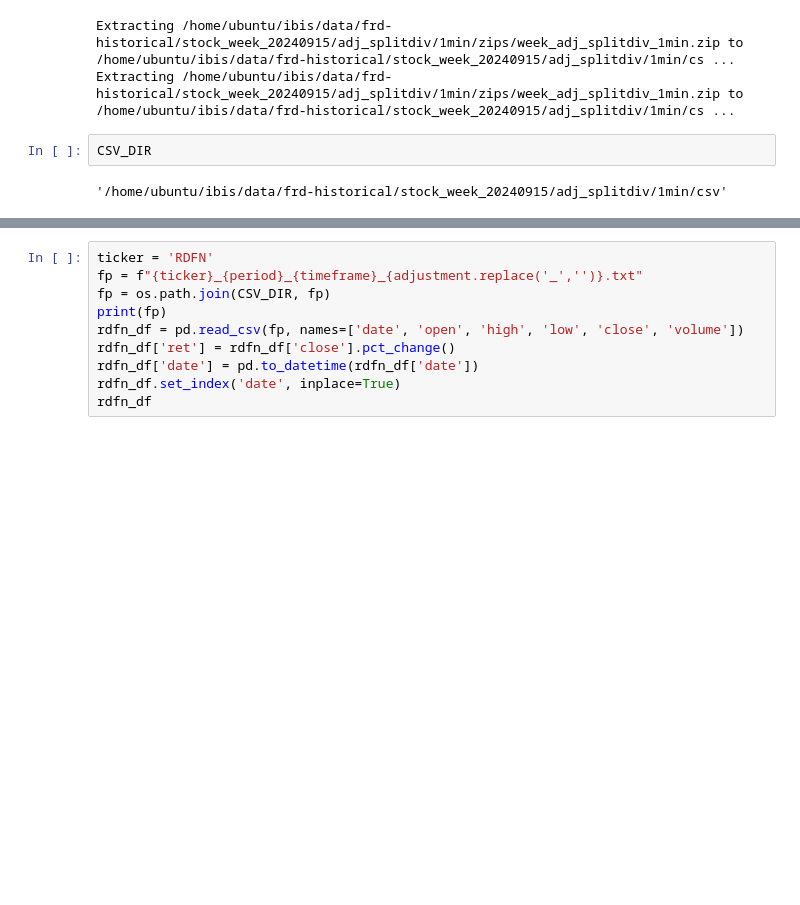
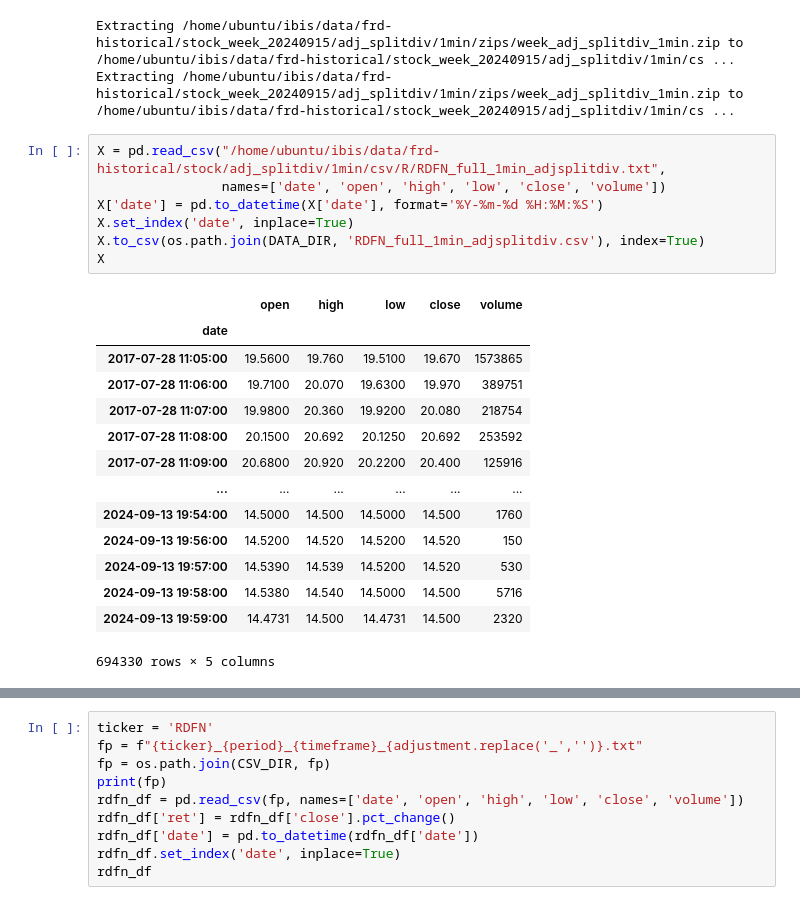
Before and after one commit to 196sigma/ibis, a Jupyter notebook: notebooks/frd-api-v2.ipynb, the cells around one changed output, grey strips where cells are left out. Cells and saved outputs as stored; diff of their text form; blank space fills up the shorter version.

```diff
--- a/notebooks/frd-api-v2.ipynb
+++ b/notebooks/frd-api-v2.ipynb
@@ -285,7 +285,25 @@ extract_frd_zip(
 # %% [output]
 Extracting /home/ubuntu/ibis/data/frd-historical/stock_week_20240915/adj_splitdiv/1min/zips/week_adj_splitdiv_1min.zip to /home/ubuntu/ibis/data/frd-historical/stock_week_20240915/adj_splitdiv/1min/cs ...
 Extracting /home/ubuntu/ibis/data/frd-historical/stock_week_20240915/adj_splitdiv/1min/zips/week_adj_splitdiv_1min.zip to /home/ubuntu/ibis/data/frd-historical/stock_week_20240915/adj_splitdiv/1min/cs ...
-# %%
-CSV_DIR
-# %% [output]
-'/home/ubuntu/ibis/data/frd-historical/stock_week_20240915/adj_splitdiv/1min/csv'
+# %%
+X = pd.read_csv("/home/ubuntu/ibis/data/frd-historical/stock/adj_splitdiv/1min/csv/R/RDFN_full_1min_adjsplitdiv.txt",
+                names=['date', 'open', 'high', 'low', 'close', 'volume'])
+X['date'] = pd.to_datetime(X['date'], format='%Y-%m-%d %H:%M:%S')
+X.set_index('date', inplace=True)
+X.to_csv(os.path.join(DATA_DIR, 'RDFN_full_1min_adjsplitdiv.csv'), index=True)
+X
+# %% [output]
+|  | open | high | low | close | volume |
+| date |  |  |  |  |  |
+| 2017-07-28 11:05:00 | 19.5600 | 19.760 | 19.5100 | 19.670 | 1573865 |
+| 2017-07-28 11:06:00 | 19.7100 | 20.070 | 19.6300 | 19.970 | 389751 |
+| 2017-07-28 11:07:00 | 19.9800 | 20.360 | 19.9200 | 20.080 | 218754 |
+| 2017-07-28 11:08:00 | 20.1500 | 20.692 | 20.1250 | 20.692 | 253592 |
+| 2017-07-28 11:09:00 | 20.6800 | 20.920 | 20.2200 | 20.400 | 125916 |
+| ... | ... | ... | ... | ... | ... |
+| 2024-09-13 19:54:00 | 14.5000 | 14.500 | 14.5000 | 14.500 | 1760 |
+| 2024-09-13 19:56:00 | 14.5200 | 14.520 | 14.5200 | 14.520 | 150 |
+| 2024-09-13 19:57:00 | 14.5390 | 14.539 | 14.5200 | 14.520 | 530 |
+| 2024-09-13 19:58:00 | 14.5380 | 14.540 | 14.5000 | 14.500 | 5716 |
+| 2024-09-13 19:59:00 | 14.4731 | 14.500 | 14.4731 | 14.500 | 2320 |
+694330 rows × 5 columns
```
Also changed, not shown: parts of 2 cells of this notebook.
